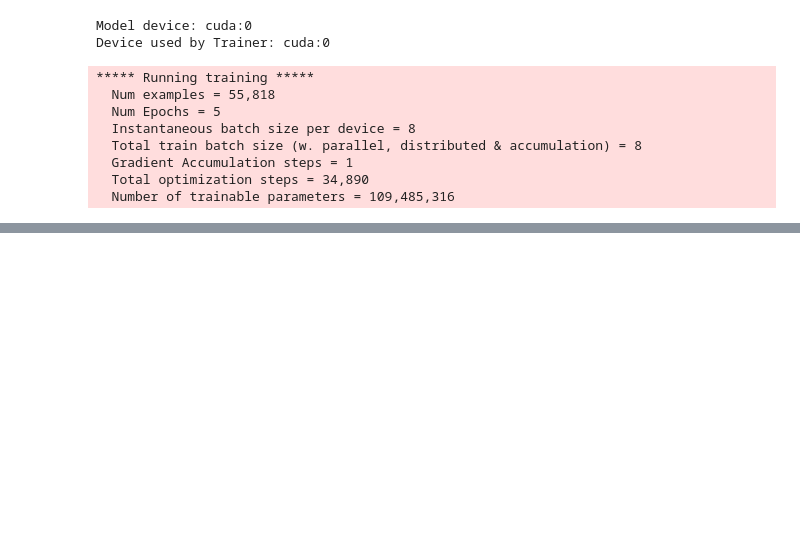
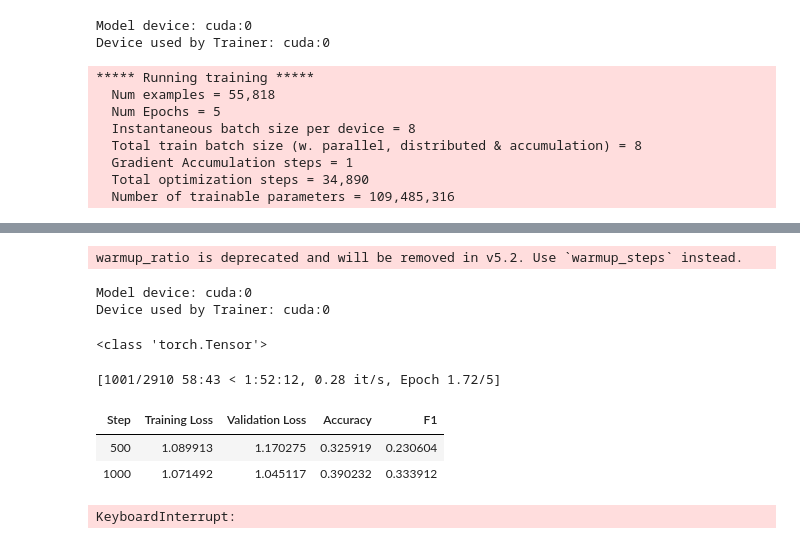
Before and after one commit to anasansari9994-lang/WhatsAppChatAnalysis, a Jupyter notebook: whataspp.ipynb, the cells around one changed output, grey strips where cells are left out. Saved outputs shown, nothing was run; the diff lists cells and outputs as text; code cells hidden in the pictures; blank space fills up the shorter version.

```diff
--- a/whataspp.ipynb
+++ b/whataspp.ipynb
@@ -458,0 +598,80 @@ HybridToxicitymodel(model_a , model_b)
+# %%
+
+
+def tokenization(examples):
+    return tokenizer(examples['text'], truncation=True, padding="max_length", max_length=256)
+
+train_val_split = train_val_split.map(tokenization, batched=True)
+
+# 3. Finalize columns
+train_val_split = train_val_split.rename_column("label", "labels")
+train_val_split.set_format(type='torch', columns=['input_ids', 'attention_mask', 'labels'])
+# %%
+from transformers import TrainingArguments , Trainer
+training_args = TrainingArguments(
+    output_dir='./results',
+    num_train_epochs=5,
+    per_device_train_batch_size=16,
+    per_device_eval_batch_size=16,
+    gradient_accumulation_steps=1,
+    eval_strategy='steps',
+    eval_steps=500,
+    save_strategy='steps',
+    save_steps=500,
+    lr_scheduler_type="linear",
+    save_total_limit=2,
+    load_best_model_at_end=True,
+    metric_for_best_model="f1",
+    learning_rate=1e-5,
+    weight_decay=0.1,
+    warmup_ratio=0.1,
+    optim="adamw_torch",
+    label_smoothing_factor=0.05,
+    dataloader_num_workers=8,
+    use_cpu=False,
+    fp16=True,
+    logging_steps=100,
+)
+# %% [output]
+warmup_ratio is deprecated and will be removed in v5.2. Use `warmup_steps` instead.
+# %%
+model = model.to('cuda')
+print("Model device:", next(model.parameters()).device)
+print("Device used by Trainer:", training_args.device)
+# %% [output]
+Model device: cuda:0
+Device used by Trainer: cuda:0
+# %%
+import numpy as np
+from sklearn.metrics import accuracy_score, f1_score
+
+def compute_metrics(eval_pred):
+    logits, labels = eval_pred
+    predictions = np.argmax(logits, axis=-1)
+
+    return {
+        "accuracy": accuracy_score(labels, predictions),
+        "f1": f1_score(labels, predictions, average="weighted")
+    }
+# %%
+from transformers import EarlyStoppingCallback
+trainer = Trainer(
+    model=model,
+    args=training_args,
+    train_dataset=train_val_split["train"],
+    eval_dataset=train_val_split["validation"],
+    compute_metrics=compute_metrics,
+)
+# %%
+
+print(type(train_val_split["train"][0]["input_ids"]))
+# %% [output]
+<class 'torch.Tensor'>
+# %%
+trainer.train()
+# %% [output]
+[1001/2910 58:43 < 1:52:12, 0.28 it/s, Epoch 1.72/5]
+| Step | Training Loss | Validation Loss | Accuracy | F1 |
+| 500 | 1.089913 | 1.170275 | 0.325919 | 0.230604 |
+| 1000 | 1.071492 | 1.045117 | 0.390232 | 0.333912 |
+KeyboardInterrupt:
```
Also changed, not shown: parts of 13 cells of this notebook, 4 other files.
